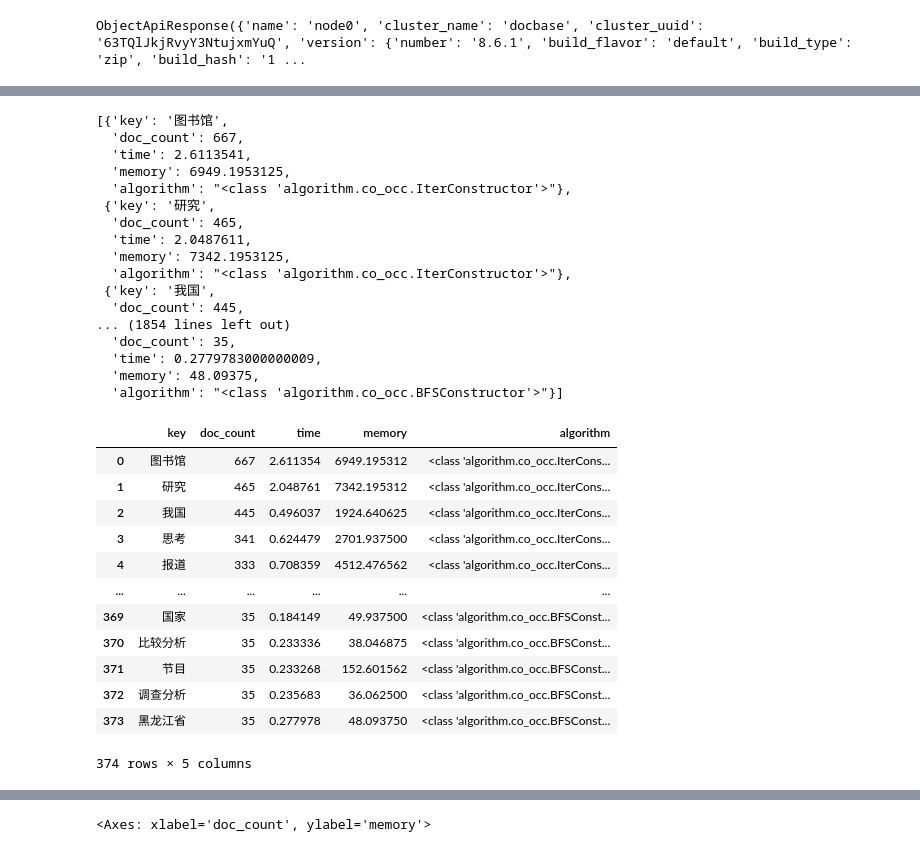
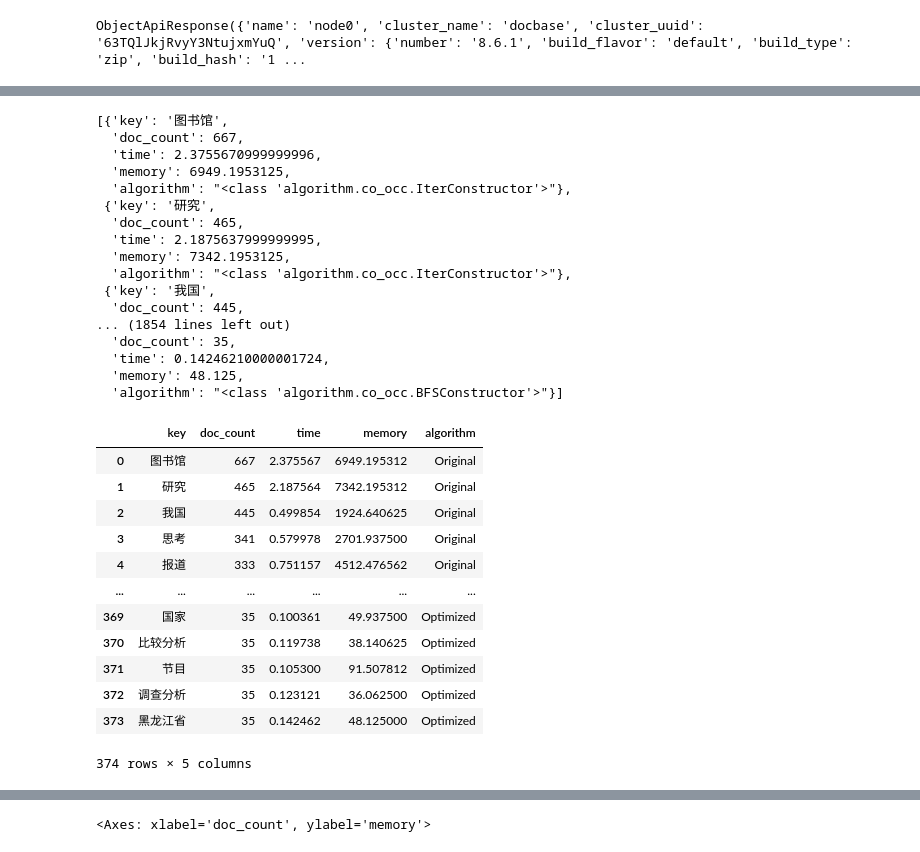
Before and after one commit to realJaydenCheng/cooccurrence-inverted-index, a Jupyter notebook: 3-experiments-performance.ipynb, the cells around one changed output, grey strips where cells are left out. Cells and saved outputs as stored; diff of their text form; code cells hidden in the pictures.

```diff
--- a/3-experiments-performance.ipynb
+++ b/3-experiments-performance.ipynb
@@ -26,7 +29,7 @@ ObjectApiResponse({'name': 'node0', 'cluster_name': 'docbase', 'cluster_uuid': '
 # %%
 constructors = [
     IterConstructor(client=es),
-    BFSConstructor(client=es, depth=10)
+    BFSConstructor(client=es)
 ]
 constructors
 # %% [output]
@@ -94,35 +97,39 @@ profiles
 # %% [output]
 [{'key': '图书馆',
   'doc_count': 667,
-  'time': 2.6113541,
+  'time': 2.3755670999999996,
   'memory': 6949.1953125,
   'algorithm': "<class 'algorithm.co_occ.IterConstructor'>"},
  {'key': '研究',
   'doc_count': 465,
-  'time': 2.0487611,
+  'time': 2.1875637999999995,
   'memory': 7342.1953125,
   'algorithm': "<class 'algorithm.co_occ.IterConstructor'>"},
  {'key': '我国',
   'doc_count': 445,
 ... (1854 lines left out)
   'doc_count': 35,
-  'time': 0.2779783000000009,
-  'memory': 48.09375,
+  'time': 0.14246210000001724,
+  'memory': 48.125,
   'algorithm': "<class 'algorithm.co_occ.BFSConstructor'>"}]
 # %%
 profile_data = pd.DataFrame(profiles)
+profile_data["algorithm"] = profile_data["algorithm"].map({
+    str(IterConstructor): "Original",
+    str(BFSConstructor): "Optimized"
+})
 profile_data
 # %% [output]
 |  | key | doc_count | time | memory | algorithm |
-| 0 | 图书馆 | 667 | 2.611354 | 6949.195312 | <class 'algorithm.co_occ.IterCons... |
-| 1 | 研究 | 465 | 2.048761 | 7342.195312 | <class 'algorithm.co_occ.IterCons... |
-| 2 | 我国 | 445 | 0.496037 | 1924.640625 | <class 'algorithm.co_occ.IterCons... |
-| 3 | 思考 | 341 | 0.624479 | 2701.937500 | <class 'algorithm.co_occ.IterCons... |
-| 4 | 报道 | 333 | 0.708359 | 4512.476562 | <class 'algorithm.co_occ.IterCons... |
+| 0 | 图书馆 | 667 | 2.375567 | 6949.195312 | Original |
+| 1 | 研究 | 465 | 2.187564 | 7342.195312 | Original |
+| 2 | 我国 | 445 | 0.499854 | 1924.640625 | Original |
+| 3 | 思考 | 341 | 0.579978 | 2701.937500 | Original |
+| 4 | 报道 | 333 | 0.751157 | 4512.476562 | Original |
 | ... | ... | ... | ... | ... | ... |
-| 369 | 国家 | 35 | 0.184149 | 49.937500 | <class 'algorithm.co_occ.BFSConst... |
-| 370 | 比较分析 | 35 | 0.233336 | 38.046875 | <class 'algorithm.co_occ.BFSConst... |
-| 371 | 节目 | 35 | 0.233268 | 152.601562 | <class 'algorithm.co_occ.BFSConst... |
-| 372 | 调查分析 | 35 | 0.235683 | 36.062500 | <class 'algorithm.co_occ.BFSConst... |
-| 373 | 黑龙江省 | 35 | 0.277978 | 48.093750 | <class 'algorithm.co_occ.BFSConst... |
+| 369 | 国家 | 35 | 0.100361 | 49.937500 | Optimized |
+| 370 | 比较分析 | 35 | 0.119738 | 38.140625 | Optimized |
+| 371 | 节目 | 35 | 0.105300 | 91.507812 | Optimized |
+| 372 | 调查分析 | 35 | 0.123121 | 36.062500 | Optimized |
+| 373 | 黑龙江省 | 35 | 0.142462 | 48.125000 | Optimized |
 374 rows × 5 columns
```
Also changed, not shown: parts of 7 cells of this notebook.
